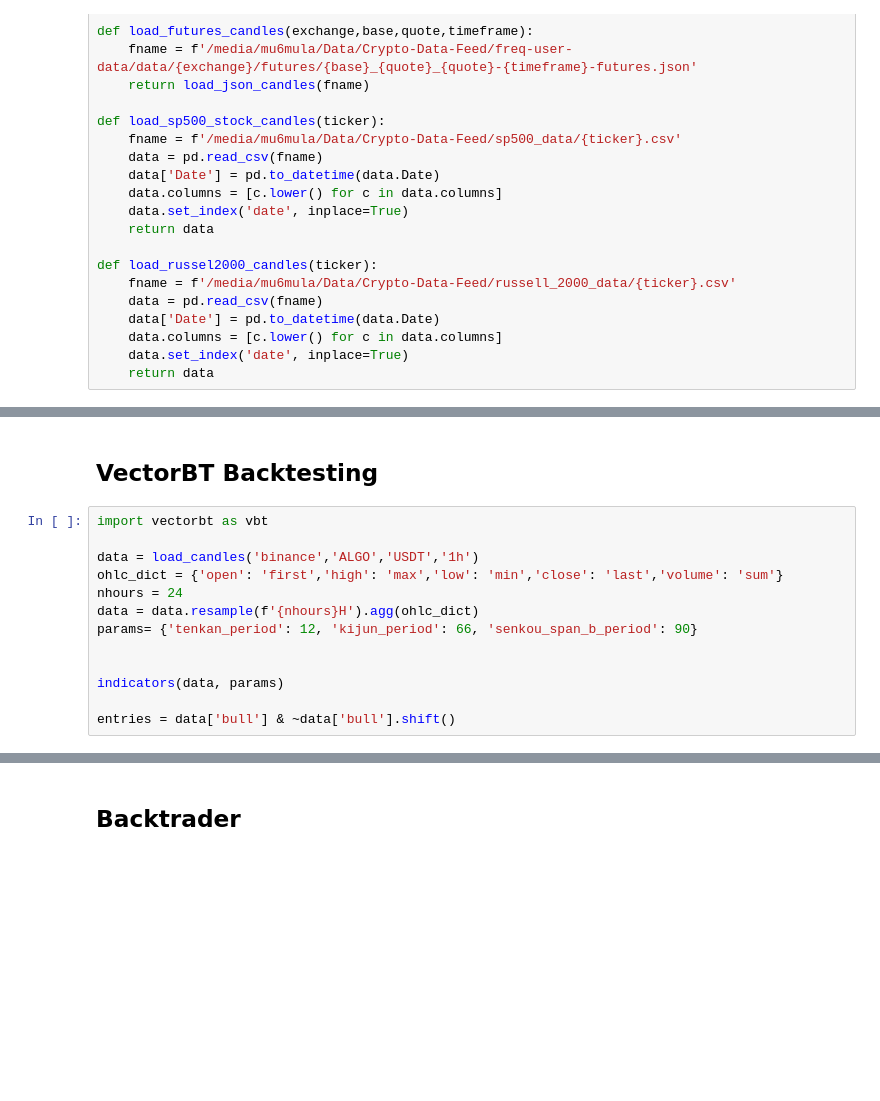
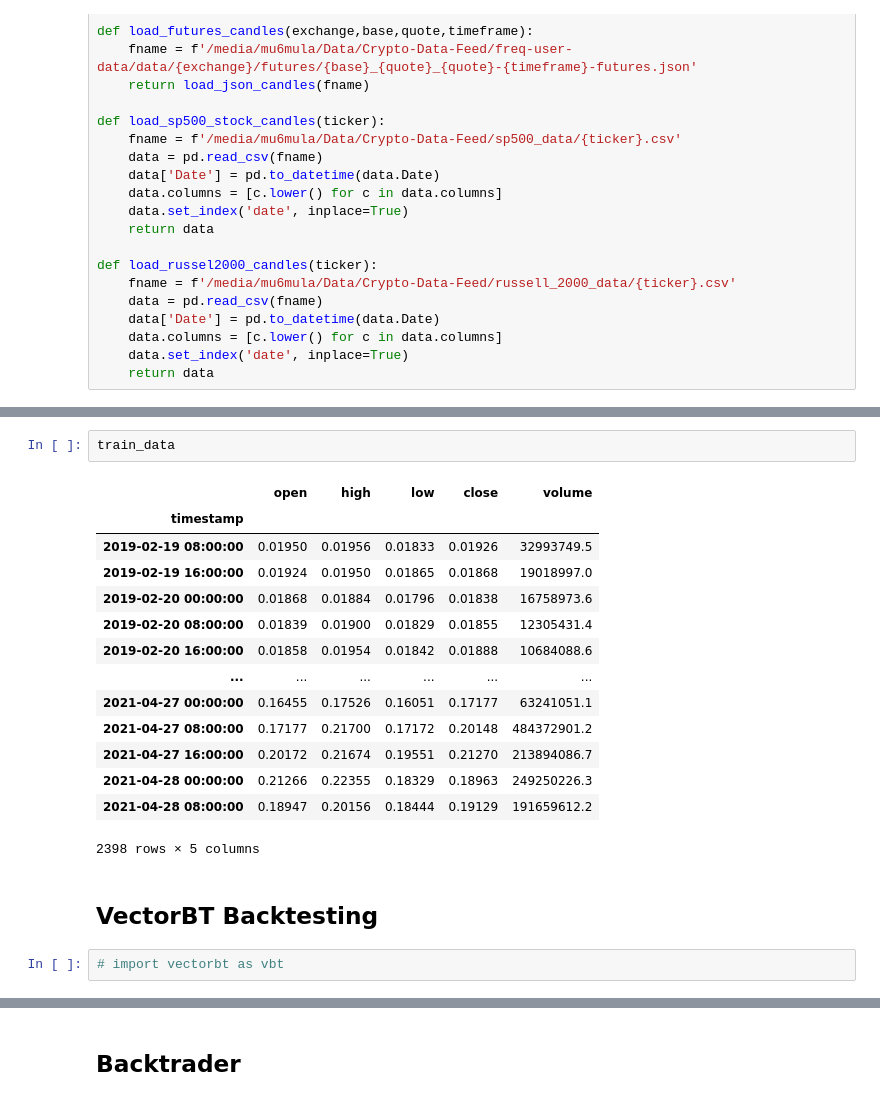
Before and after one commit to petarkabashki/pk-crypto-tools, a Jupyter notebook: 2024-research/ichimoku.ipynb, the cells around one changed output, grey strips where cells are left out. Cells and saved outputs as stored; diff of their text form; blank space fills up the shorter version.

```diff
--- a/2024-research/ichimoku.ipynb
+++ b/2024-research/ichimoku.ipynb
@@ -337,15 +311,21 @@ ax2.grid(axis='y')
+# %%
+train_data
+# %% [output]
+|  | open | high | low | close | volume |
+| timestamp |  |  |  |  |  |
+| 2019-02-19 08:00:00 | 0.01950 | 0.01956 | 0.01833 | 0.01926 | 32993749.5 |
+| 2019-02-19 16:00:00 | 0.01924 | 0.01950 | 0.01865 | 0.01868 | 19018997.0 |
+| 2019-02-20 00:00:00 | 0.01868 | 0.01884 | 0.01796 | 0.01838 | 16758973.6 |
+| 2019-02-20 08:00:00 | 0.01839 | 0.01900 | 0.01829 | 0.01855 | 12305431.4 |
+| 2019-02-20 16:00:00 | 0.01858 | 0.01954 | 0.01842 | 0.01888 | 10684088.6 |
+| ... | ... | ... | ... | ... | ... |
+| 2021-04-27 00:00:00 | 0.16455 | 0.17526 | 0.16051 | 0.17177 | 63241051.1 |
+| 2021-04-27 08:00:00 | 0.17177 | 0.21700 | 0.17172 | 0.20148 | 484372901.2 |
+| 2021-04-27 16:00:00 | 0.20172 | 0.21674 | 0.19551 | 0.21270 | 213894086.7 |
+| 2021-04-28 00:00:00 | 0.21266 | 0.22355 | 0.18329 | 0.18963 | 249250226.3 |
+| 2021-04-28 08:00:00 | 0.18947 | 0.20156 | 0.18444 | 0.19129 | 191659612.2 |
+2398 rows × 5 columns
 # %% [markdown]
 ## VectorBT Backtesting
-# %%
-import vectorbt as vbt
-
-data = load_candles('binance','ALGO','USDT','1h')
-ohlc_dict = {'open': 'first','high': 'max','low': 'min','close': 'last','volume': 'sum'}
-nhours = 24
-data = data.resample(f'{nhours}H').agg(ohlc_dict)
-params= {'tenkan_period': 12, 'kijun_period': 66, 'senkou_span_b_period': 90}
-
-
-indicators(data, params)
-
-entries = data['bull'] & ~data['bull'].shift()
+# %%
+# import vectorbt as vbt
```
Also changed, not shown: parts of 16 cells of this notebook, 12 other files.
